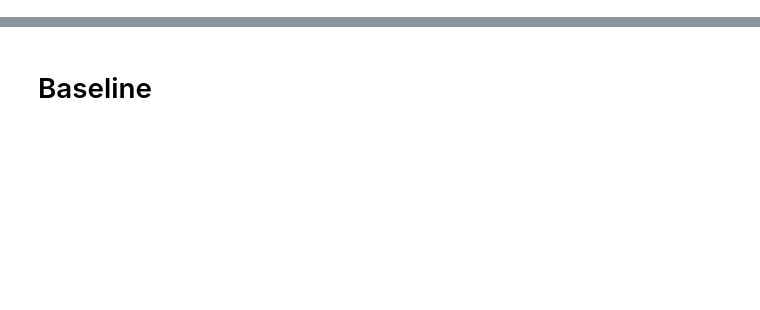
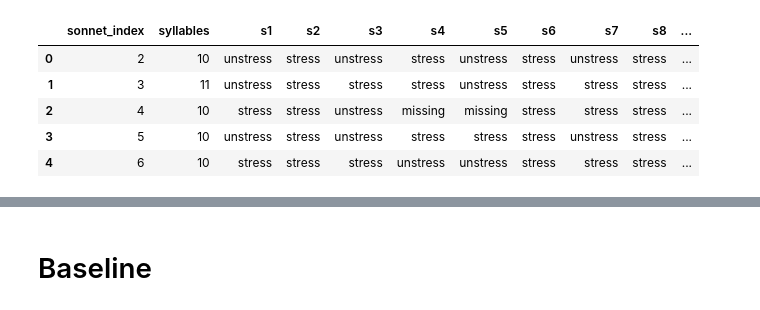
Before and after one commit to amadorschulze92/iambic_songs, a Jupyter notebook: model.ipynb, the cells around one changed output, grey strips where cells are left out. Cells and saved outputs as stored; diff of their text form; code cells hidden in the pictures; blank space fills up the shorter version.

```diff
--- a/model.ipynb
+++ b/model.ipynb
@@ -37,0 +62,21 @@ final_df.head()
+# %%
+# Create full_sonnet Dataframe
+poems_df = pd.read_csv('./full_sonnet_df.csv')
+poems_df.head()
+poems_df.columns = ['unnamed0','unnamed1', 'sonnet_index', 'syllables', 's1', 's2', 's3',
+       's4', 's5', 's6', 's7', 's8', 's9', 's10', 's11', 's12',
+       'word_list', 'sonnet_num', 'author', 'polarity', 'subjectivity','sonnet']
+
+# drop unnecessary columns
+
+poems_df = poems_df.drop('unnamed0', axis=1)
+poems_df = poems_df.drop('unnamed1', axis=1)
+
+poems_df.head()
+# %% [output]
+|  | sonnet_index | syllables | s1 | s2 | s3 | s4 | s5 | s6 | s7 | s8 | ... |
+| 0 | 2 | 10 | unstress | stress | unstress | stress | unstress | stress | unstress | stress | ... |
+| 1 | 3 | 11 | unstress | stress | stress | stress | unstress | stress | stress | stress | ... |
+| 2 | 4 | 10 | stress | stress | unstress | missing | missing | stress | stress | stress | ... |
+| 3 | 5 | 10 | unstress | stress | unstress | stress | stress | stress | unstress | stress | ... |
+| 4 | 6 | 10 | stress | stress | stress | unstress | unstress | stress | stress | stress | ... |
```
Also changed, not shown: parts of 14 cells of this notebook.
